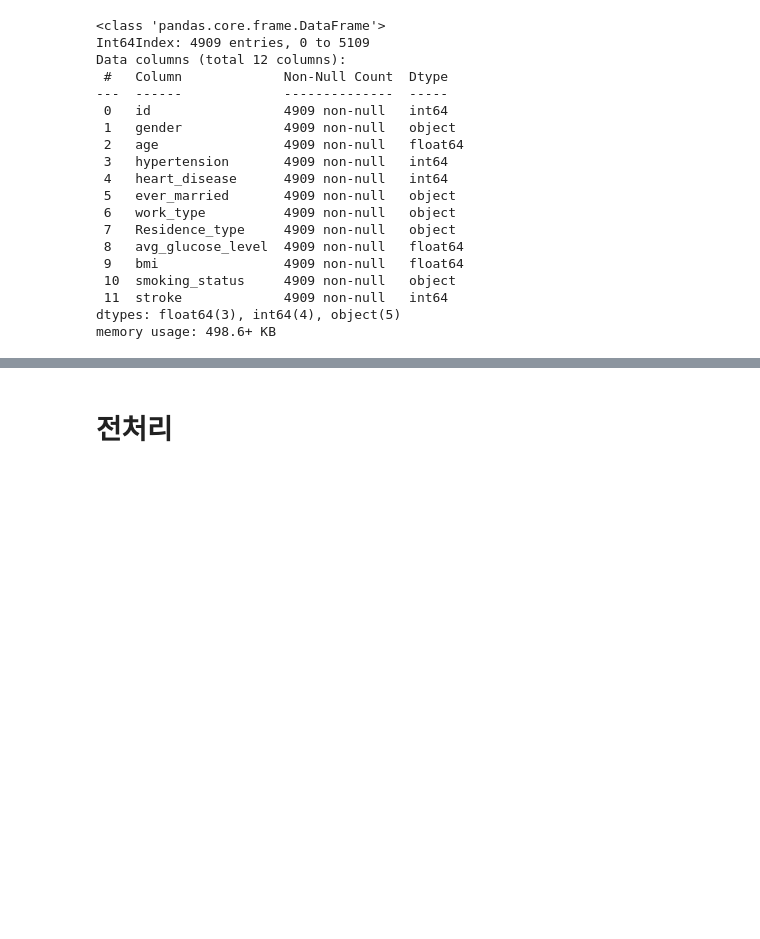
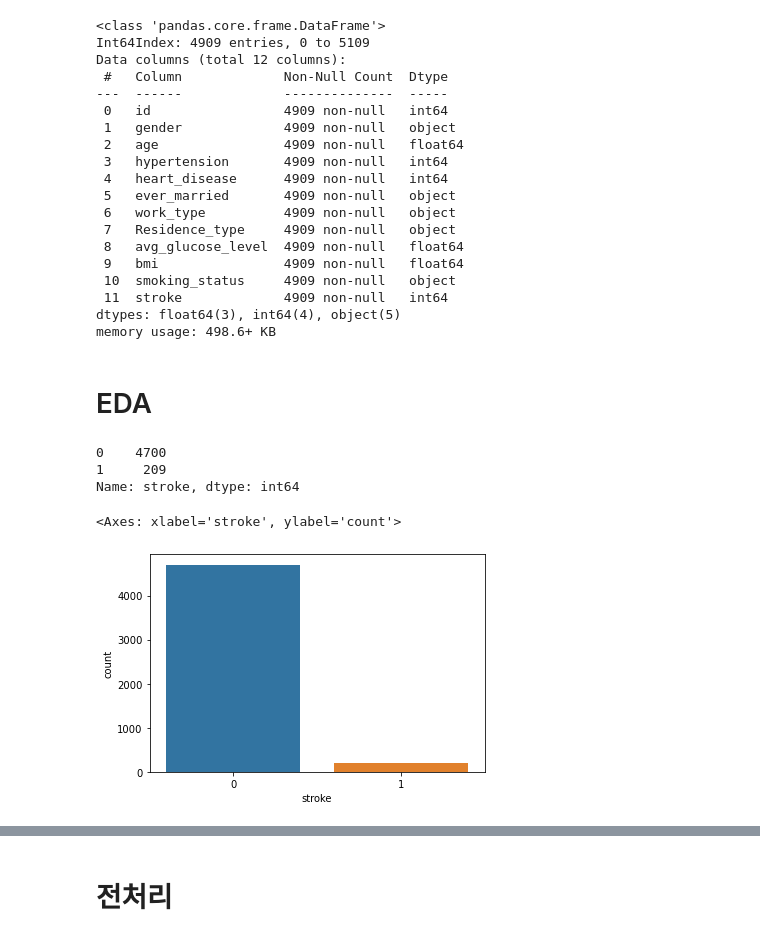
Before and after one commit to seokho-lee/health_projects, a Jupyter notebook: Finished/Stroke Prediction/stroke_prediction_project.ipynb, the cells around one changed output, grey strips where cells are left out. Saved outputs shown, nothing was run; the diff lists cells and outputs as text; code cells hidden in the pictures; blank space fills up the shorter version.

```diff
--- a/Finished/Stroke Prediction/stroke_prediction_project.ipynb
+++ b/Finished/Stroke Prediction/stroke_prediction_project.ipynb
@@ -60,3 +65,17 @@ memory usage: 498.6+ KB
 # %%
 X = df.drop(columns=['stroke'])
 y = df.stroke
+# %% [markdown]
+# EDA
+# %%
+# 전체의 5% 정도
+df.stroke.value_counts()
+# %% [output]
+0    4700
+1     209
+Name: stroke, dtype: int64
+# %%
+sns.countplot(df.stroke)
+# %% [output]
+<Axes: xlabel='stroke', ylabel='count'>
+[figure, added]
```
Also changed, not shown: parts of 15 cells of this notebook, 21 other files.
